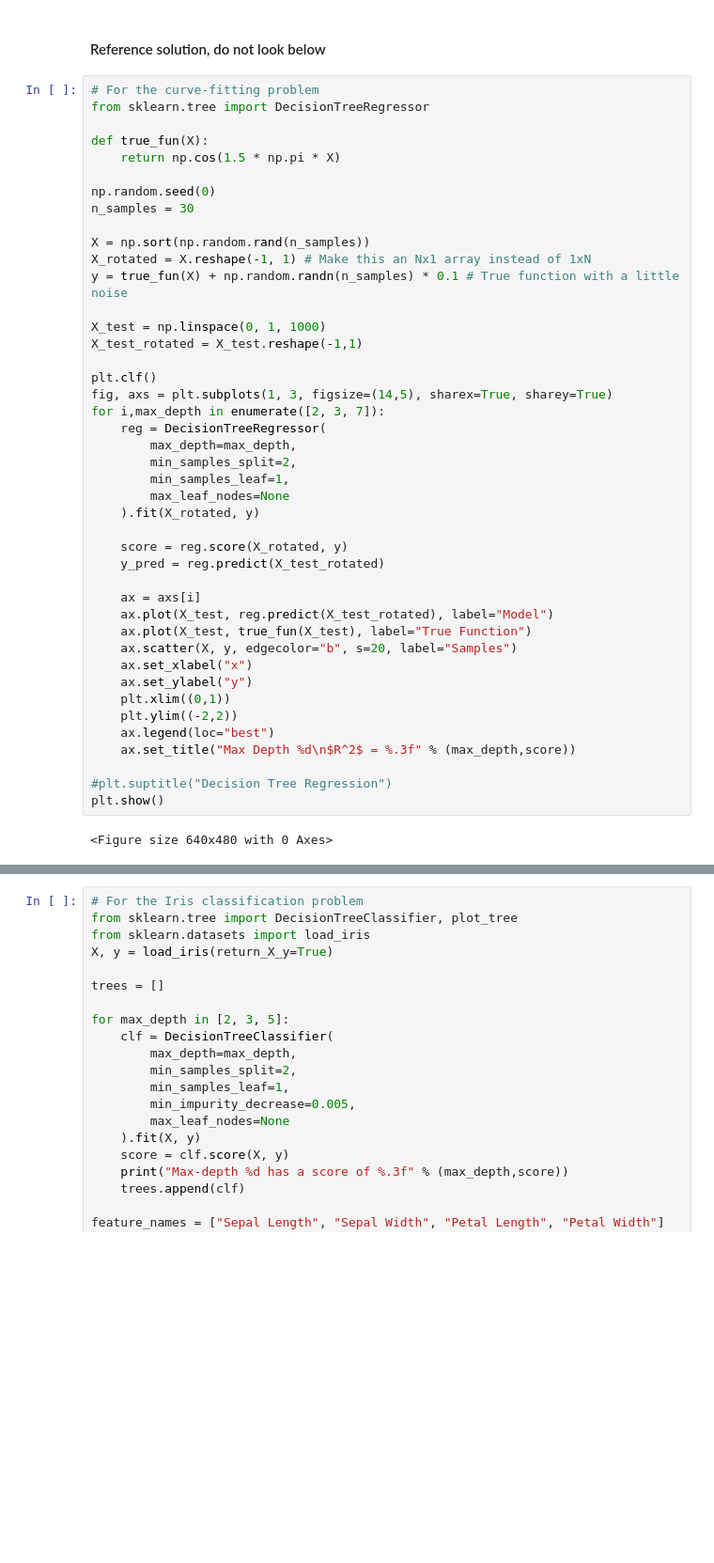
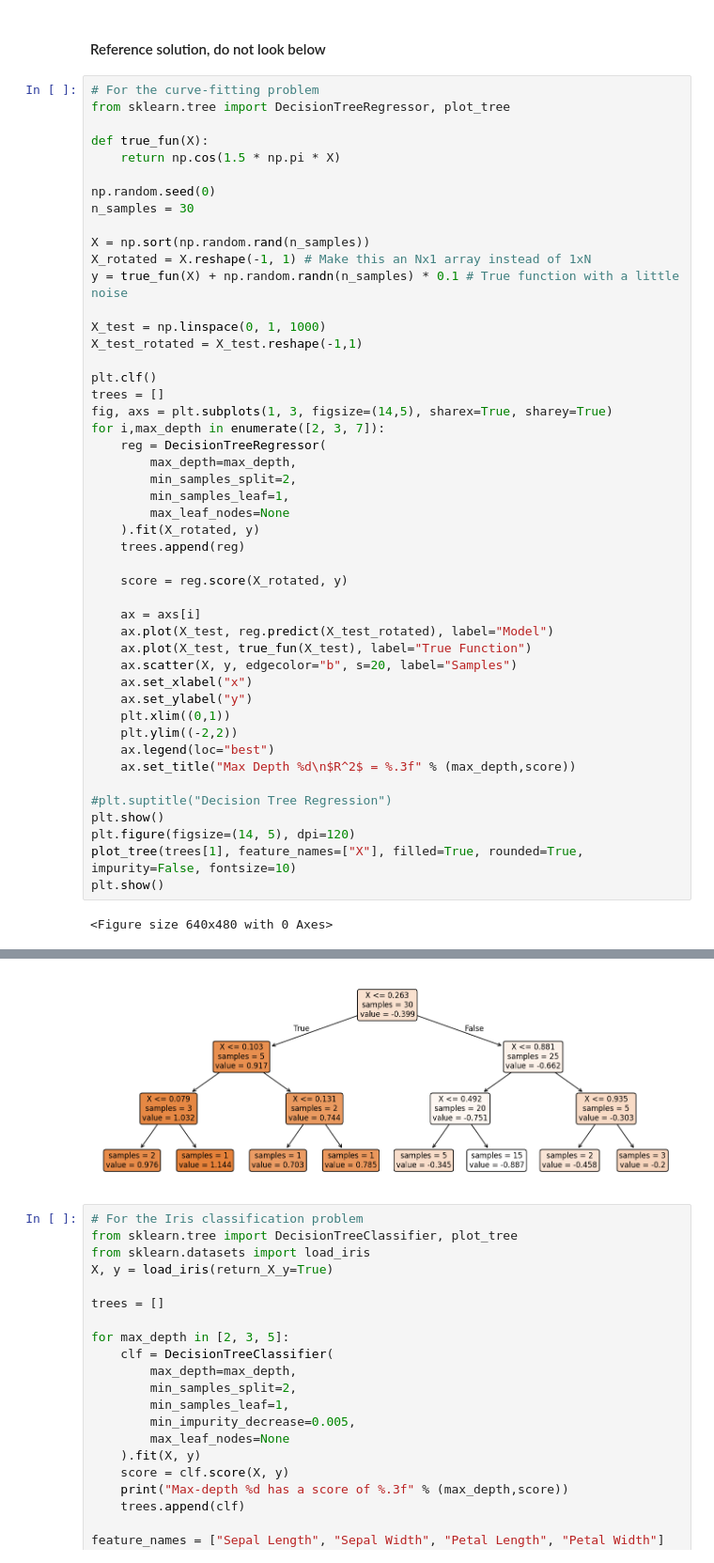
Before and after one commit to caleb-chandler/cnet5052_sp26, a Jupyter notebook: notebooks/class_07/class_07_ml.ipynb, the cells around one changed output, grey strips where cells are left out. Shown at 94% size. Saved outputs shown, nothing was run; the diff lists cells and outputs as text; blank space fills up the shorter version.

```diff
--- a/notebooks/class_07/class_07_ml.ipynb
+++ b/notebooks/class_07/class_07_ml.ipynb
@@ -456,7 +458,7 @@ clf = DecisionTreeClassifier(
 #### Reference solution, do not look below
 # %%
 # For the curve-fitting problem
-from sklearn.tree import DecisionTreeRegressor
+from sklearn.tree import DecisionTreeRegressor, plot_tree
 
 def true_fun(X):
     return np.cos(1.5 * np.pi * X)
@@ -472,34 +474,39 @@ X_test = np.linspace(0, 1, 1000)
 X_test_rotated = X_test.reshape(-1,1)
 
 plt.clf()
+trees = []
 fig, axs = plt.subplots(1, 3, figsize=(14,5), sharex=True, sharey=True)
 for i,max_depth in enumerate([2, 3, 7]):
     reg = DecisionTreeRegressor(
         max_depth=max_depth,
         min_samples_split=2,
         min_samples_leaf=1,
         max_leaf_nodes=None
     ).fit(X_rotated, y)
+    trees.append(reg)
 
     score = reg.score(X_rotated, y)
-    y_pred = reg.predict(X_test_rotated)
 
     ax = axs[i]
     ax.plot(X_test, reg.predict(X_test_rotated), label="Model")
     ax.plot(X_test, true_fun(X_test), label="True Function")
     ax.scatter(X, y, edgecolor="b", s=20, label="Samples")
     ax.set_xlabel("x")
     ax.set_ylabel("y")
     plt.xlim((0,1))
     plt.ylim((-2,2))
     ax.legend(loc="best")
     ax.set_title("Max Depth %d\n$R^2$ = %.3f" % (max_depth,score))
 
 #plt.suptitle("Decision Tree Regression")
 plt.show()
+plt.figure(figsize=(14, 5), dpi=120)
+plot_tree(trees[1], feature_names=["X"], filled=True, rounded=True, impurity=False, fontsize=10)
+plt.show()
 # %% [output]
 <Figure size 640x480 with 0 Axes>
 [figure]
+[figure, added]
 # %%
 # For the Iris classification problem
 from sklearn.tree import DecisionTreeClassifier, plot_tree
```
Also changed, not shown: parts of 20 cells of this notebook.
